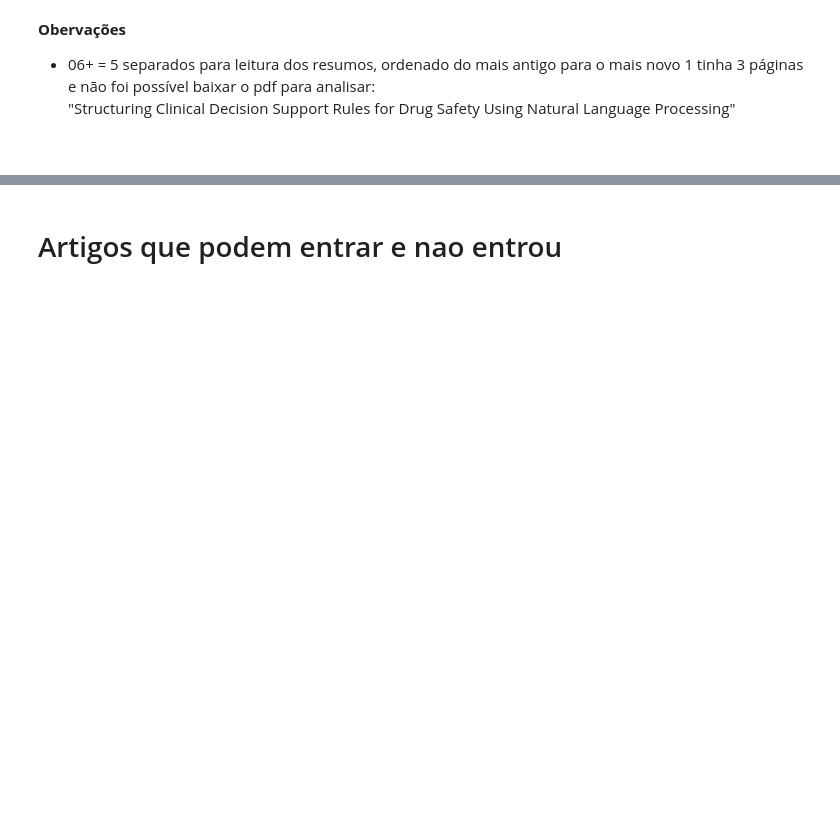
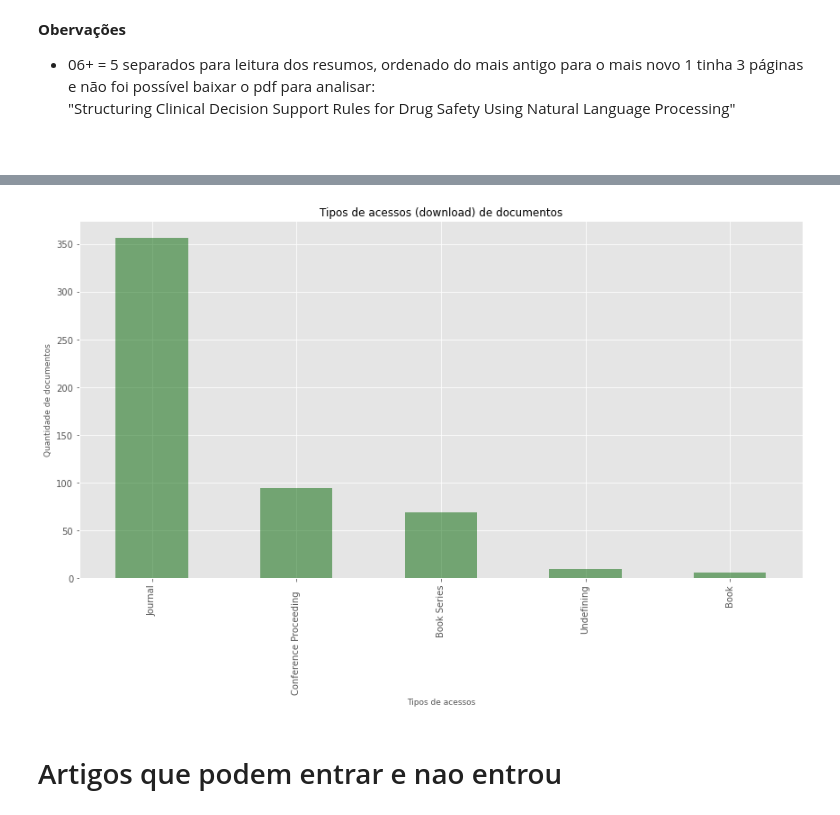
Before and after one commit to LuizPerciliano/Evento-Adverso-com-Metamap-e-Twitter-com-Portugues-Brasil, a Jupyter notebook: apps/app-Dissertacao/notebook/CEFET-Dissertação-Mat-CIC1229-Analises.ipynb, the cells around one changed output, grey strips where cells are left out. Saved outputs shown, nothing was run; the diff lists cells and outputs as text; code cells hidden in the pictures; blank space fills up the shorter version.

```diff
--- a/apps/app-Dissertacao/notebook/CEFET-Dissertação-Mat-CIC1229-Analises.ipynb
+++ b/apps/app-Dissertacao/notebook/CEFET-Dissertação-Mat-CIC1229-Analises.ipynb
@@ -105,0 +108,3 @@ raw_data
+# %%
+#importo o arquivo
+df_source_type = pd.read_excel('C:/projetos/projetos-GIT/Evento-Adverso-com-Metamap-e-Twitter-com-Portugues-Brasil/apps/app-Dissertacao/data/base_source_type.xlsx')
@@ -294,0 +331,6 @@ plt.show()
+# %%
+# Groupby by
+source_type = df_source_type.groupby("type")
+
+# Summary statistic of all
+source_type.describe()
@@ -295,3 +347,30 @@ plt.show()
+# %%
+# variáveis
+titulo = 'Tipos de acessos (download) de documentos'
+eixo_x = 'Tipos de acessos'
+eixo_y = 'Quantidade de documentos'
+extensao_arquivo = '.png'
+path_image = '../image/'
+image = path_image+'tipo-acesso-documento-'+dataFormatada
+
+#gráfico
+fig, ax = plt.subplots(figsize=(12,8))
+source_type.size().sort_values(ascending=False).plot.bar(linestyle='--', linewidth=300, color='DarkGreen', alpha = 0.5)
+#plt.xticks(rotation=50)
+
+# legenda
+#ax.legend(title='Legenda', loc=1, fontsize=9)
+ax.set_title(titulo,  fontsize=12)
+ax.set_xlabel(eixo_x, fontsize=9)
+ax.set_ylabel(eixo_y, fontsize=9)
+plt.grid(True)
+
+#salvar imagens
+#plt.savefig(image+extensao_arquivo, format='png', dpi=300, bbox_inches='tight', transparent=False)
+plt.tight_layout() ## ver se é necessário
+plt.show()
+# %% [output]
+[figure, added]
 # %% [markdown]
 # Artigos que podem entrar e nao entrou
 # %% [markdown]
```
Also changed, not shown: parts of 16 cells of this notebook, 8 other files.
